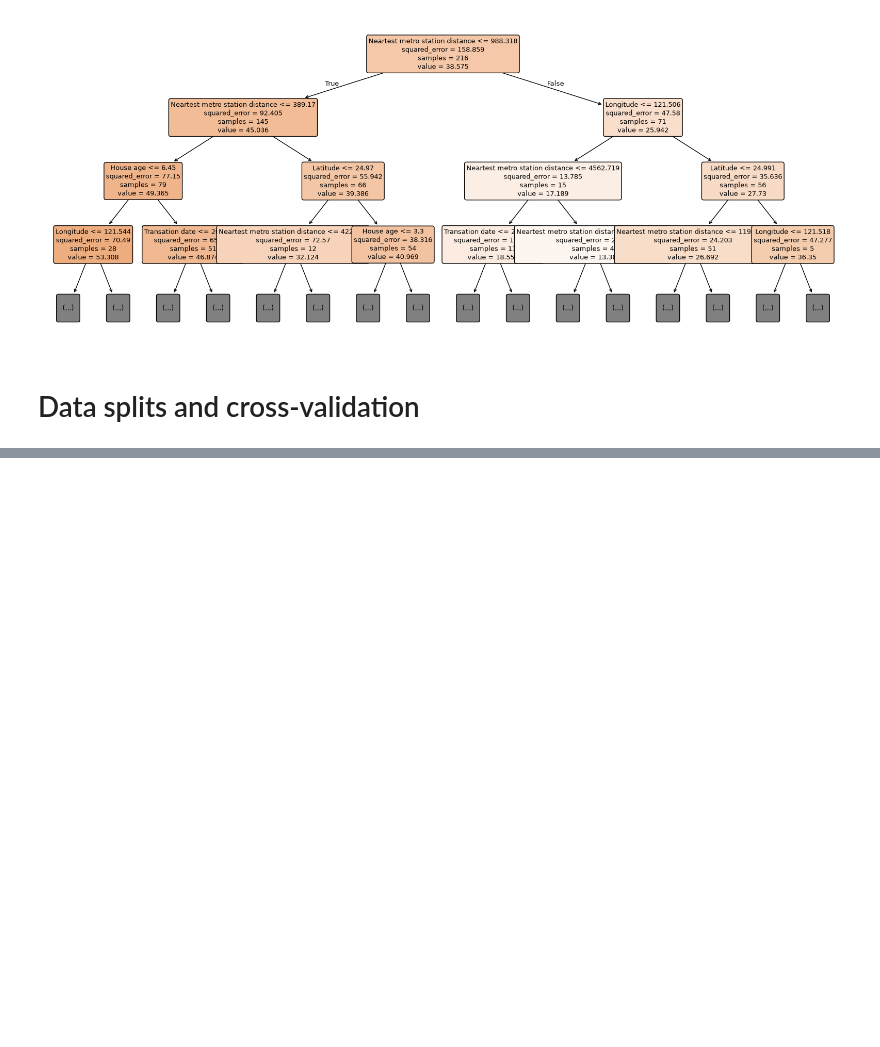
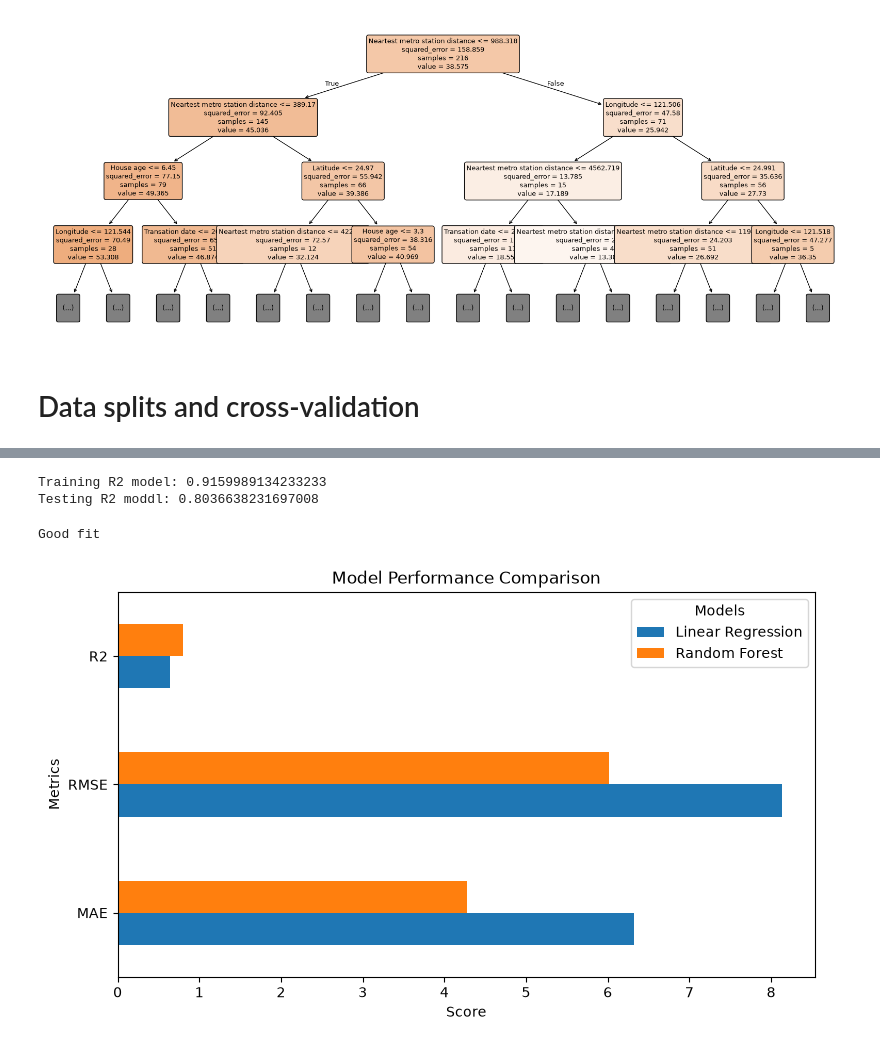
Before and after one commit to sba26097-ai/ML-CA_1, a Jupyter notebook: CA_1_ML.ipynb, the cells around one changed output, grey strips where cells are left out. Saved outputs shown, nothing was run; the diff lists cells and outputs as text; code cells hidden in the pictures; blank space fills up the shorter version.

```diff
--- a/CA_1_ML.ipynb
+++ b/CA_1_ML.ipynb
@@ -755,0 +737,17 @@ Good fit
+# %%
+# generalization
+print("Training R2 model:", best_model_random.score(X_train, y_train))
+print("Testing R2 moddl:", r2_score(y_test, y_pred))
+# %% [output]
+Training R2 model: 0.9159989134233233
+Testing R2 moddl: 0.8036638231697008
+# %%
+# overlifting, good fit, underlifting
+if train_r2 > test_r2 + 0.15:
+    print("Possible overfitting")
+elif train_r2 < 0.60 and test_r2 < 0.60:
+    print("Possible underfitting")
+else:
+    print("Good fit")
+# %% [output]
+Good fit
@@ -755,0 +756,11 @@ Good fit
+# %%
+# comparisnon (code from Statistics class)
+comparison = pd.DataFrame({'Linear Regression': [mae_lr_25, rmse_lr_25, r2_lr_25],'Random Forest': [mae_rf_25, rmse_rf_25, r2_rf_25]}, index=['MAE', 'RMSE', 'R2'])
+comparison.plot(kind='barh', figsize=(9, 5))
+plt.title('Model Performance Comparison')
+plt.xlabel('Score')
+plt.ylabel('Metrics')
+plt.legend(title='Models')
+plt.show()
+# %% [output]
+[figure, added]
```
Also changed, not shown: parts of 86 cells of this notebook, 2 other files.
